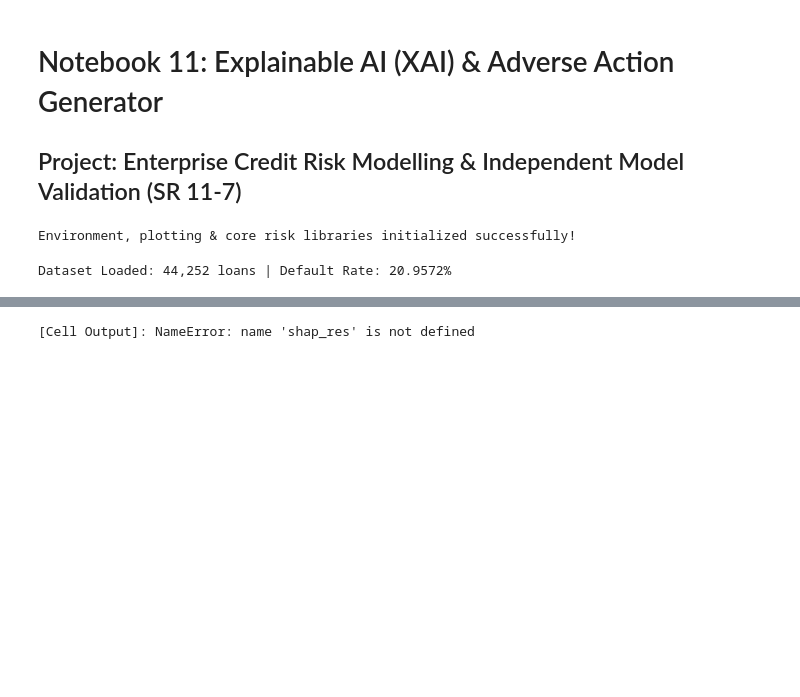
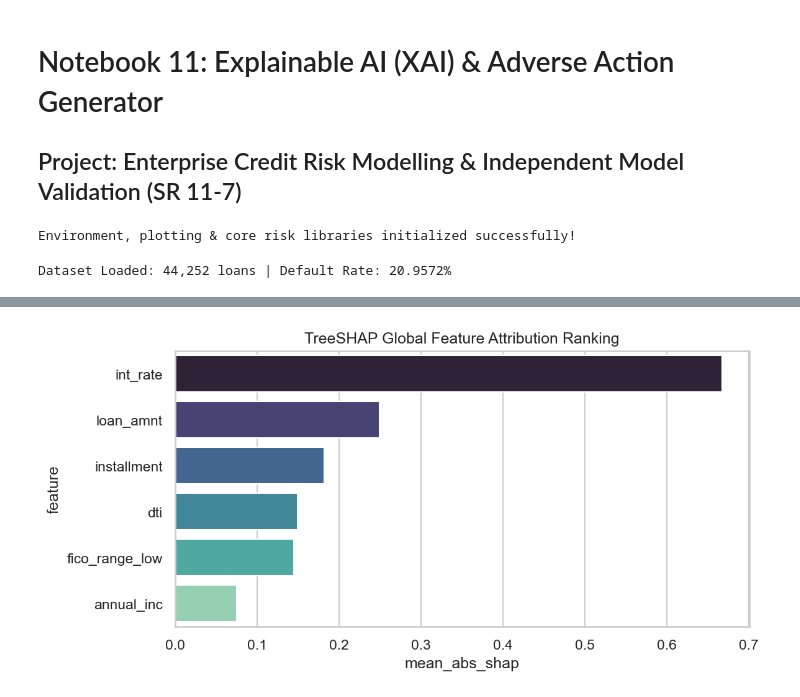
Before and after one commit to Bibek4797/enterprise-credit-risk-model-validation-platform, a Jupyter notebook: notebooks/11_Explainable_AI.ipynb, the cells around one changed output, grey strips where cells are left out. Saved outputs shown, nothing was run; the diff lists cells and outputs as text; code cells hidden in the pictures; blank space fills up the shorter version.

```diff
--- a/notebooks/11_Explainable_AI.ipynb
+++ b/notebooks/11_Explainable_AI.ipynb
@@ -32,6 +33,10 @@ if data_file.is_file():
     df.loc[df["loan_status"].isin(good), "target"] = 0.0
     df = df.dropna(subset=["target"]).copy()
     df["target"] = df["target"].astype(int)
+    num_cols = ["loan_amnt", "int_rate", "installment", "annual_inc", "dti", "fico_range_low", "revol_util"]
+    for c in num_cols:
+        if c in df.columns:
+            df[c] = df[c].fillna(df[c].median())
 else:
     df = mock_df.copy()
 
@@ -39,10 +44,10 @@ print(f"Dataset Loaded: {len(df):,} loans | Default Rate: {df['target'].mean():.
 # %% [output]
 Dataset Loaded: 44,252 loans | Default Rate: 20.9572%
 # %%
-from explainability.shap_analysis import compute_tree_shap_values
-from models.boosting_models import fit_lightgbm_model
+from explainability.shap_analysis import compute_global_shap
+from models.boosting_models import fit_lightgbm
 num_feats = ["loan_amnt", "int_rate", "installment", "annual_inc", "dti", "fico_range_low"]
-lgb_res = fit_lightgbm_model(df[num_feats], df["target"])
-shap_res = compute_tree_shap_values(lgb_res["model"], df[num_feats].iloc[:500])
-shap_res["summary_table"].head(10)
+lgb_res = fit_lightgbm(df[num_feats], df["target"])
+shap_res = compute_global_shap(lgb_res["model"], df[num_feats].iloc[:500])
+shap_res["ranking_table"].head(10)
 # %% [output]
@@ -50,9 +61,9 @@ shap_res["summary_table"].head(10)
 # %%
 plt.figure(figsize=(8, 4))
-top_shap = shap_res["summary_table"].head(6)
-sns.barplot(data=top_shap, x="mean_abs_shap", y="feature", palette="mako")
+top_shap = shap_res["ranking_table"].head(6)
+sns.barplot(data=top_shap, x="mean_abs_shap", y="feature", hue="feature", palette="mako", legend=False)
 plt.title("TreeSHAP Global Feature Attribution Ranking")
 plt.tight_layout()
 plt.show()
 # %% [output]
-[Cell Output]: NameError: name 'shap_res' is not defined
+[figure, added]
```
Also changed, not shown: parts of 2 cells of this notebook, 14 other files.
